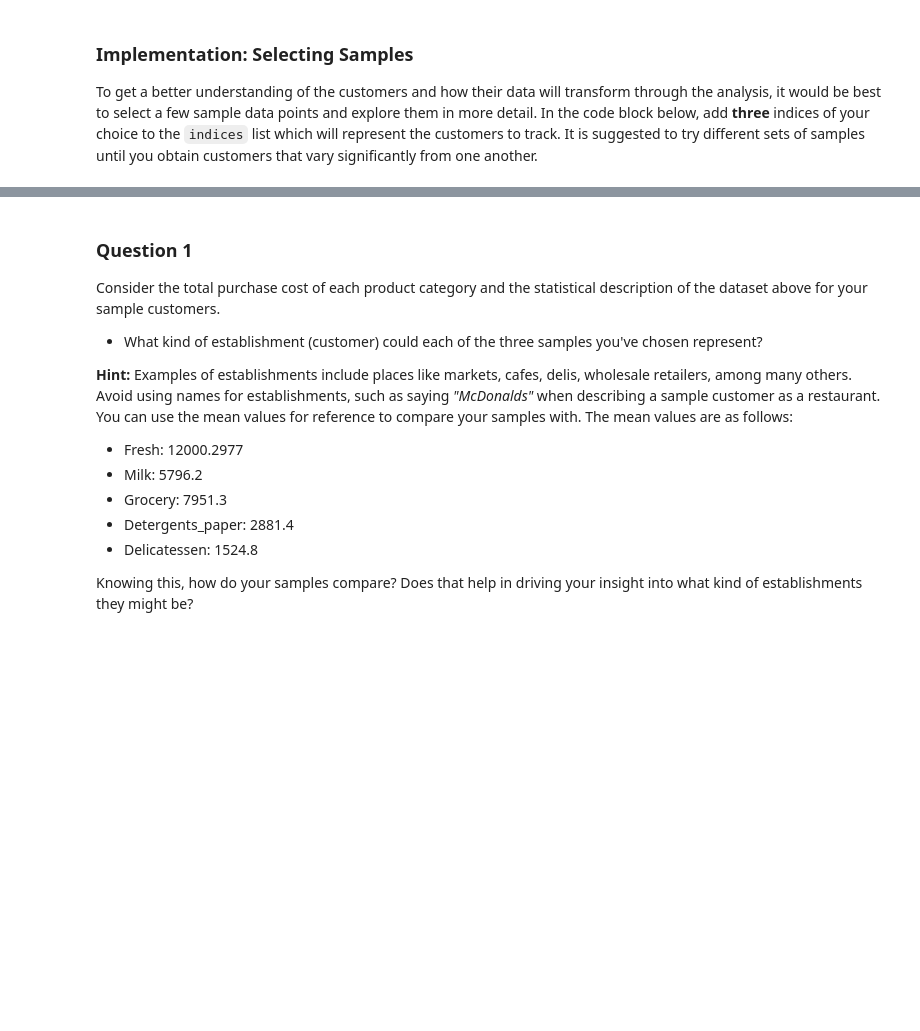
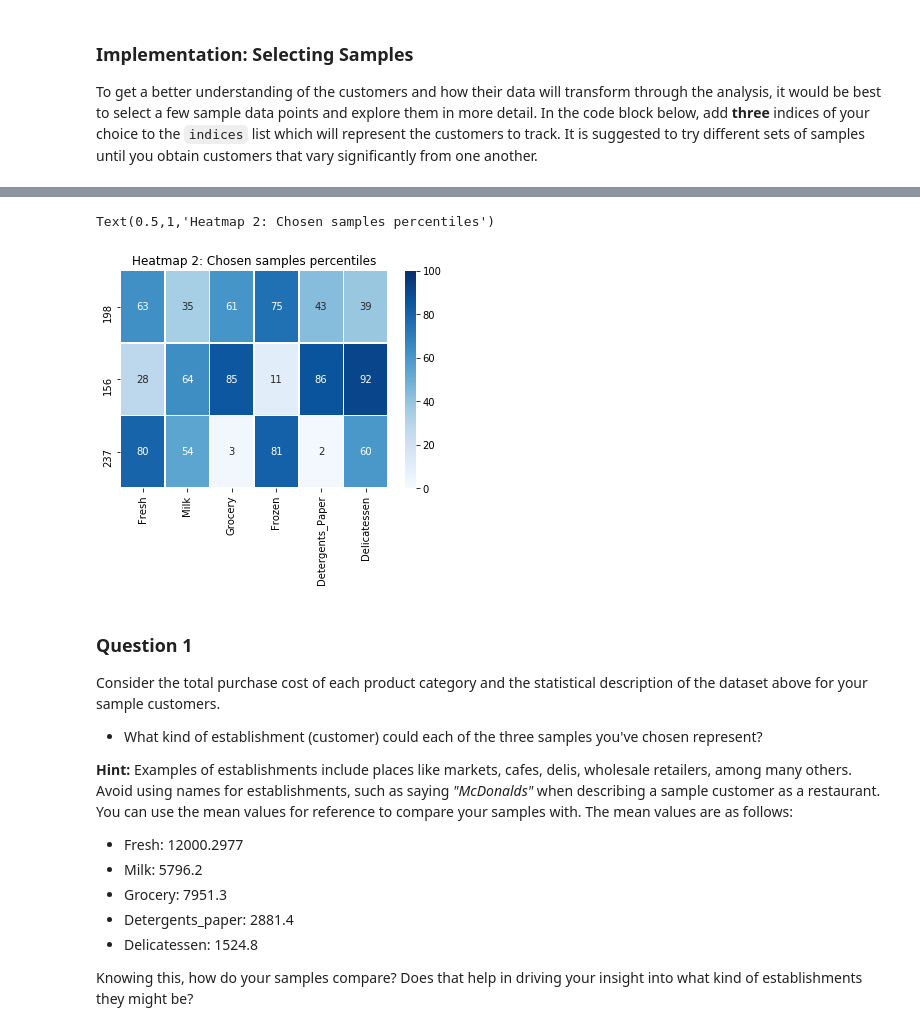
Before and after one commit to fredericoguerra/ML-Udacity-customer_segment, a Jupyter notebook: customer_segments.ipynb, the cells around one changed output, grey strips where cells are left out. Drawn from its saved outputs; the diff is of its cells as text; code cells hidden in the pictures; blank space fills up the shorter version.

```diff
--- a/customer_segments.ipynb
+++ b/customer_segments.ipynb
@@ -75,3 +84,11 @@ Chosen samples of wholesale customers dataset:
+# %%
+percentiles = data.rank(pct=True)
+percentiles = 100*percentiles.round(decimals=2).iloc[indices]
+ay = sns.heatmap(percentiles, vmin=0, vmax=100, cmap="Blues", annot = True, fmt ='g', linewidths=.5)
+ay.set_title("Heatmap 2: Chosen samples percentiles")
+# %% [output]
+Text(0.5,1,'Heatmap 2: Chosen samples percentiles')
+[figure, added]
 # %% [markdown]
 ### Question 1
 Consider the total purchase cost of each product category and the statistical description of the dataset above for your sample customers.
```
Also changed, not shown: parts of 9 cells of this notebook, 2 other files.
